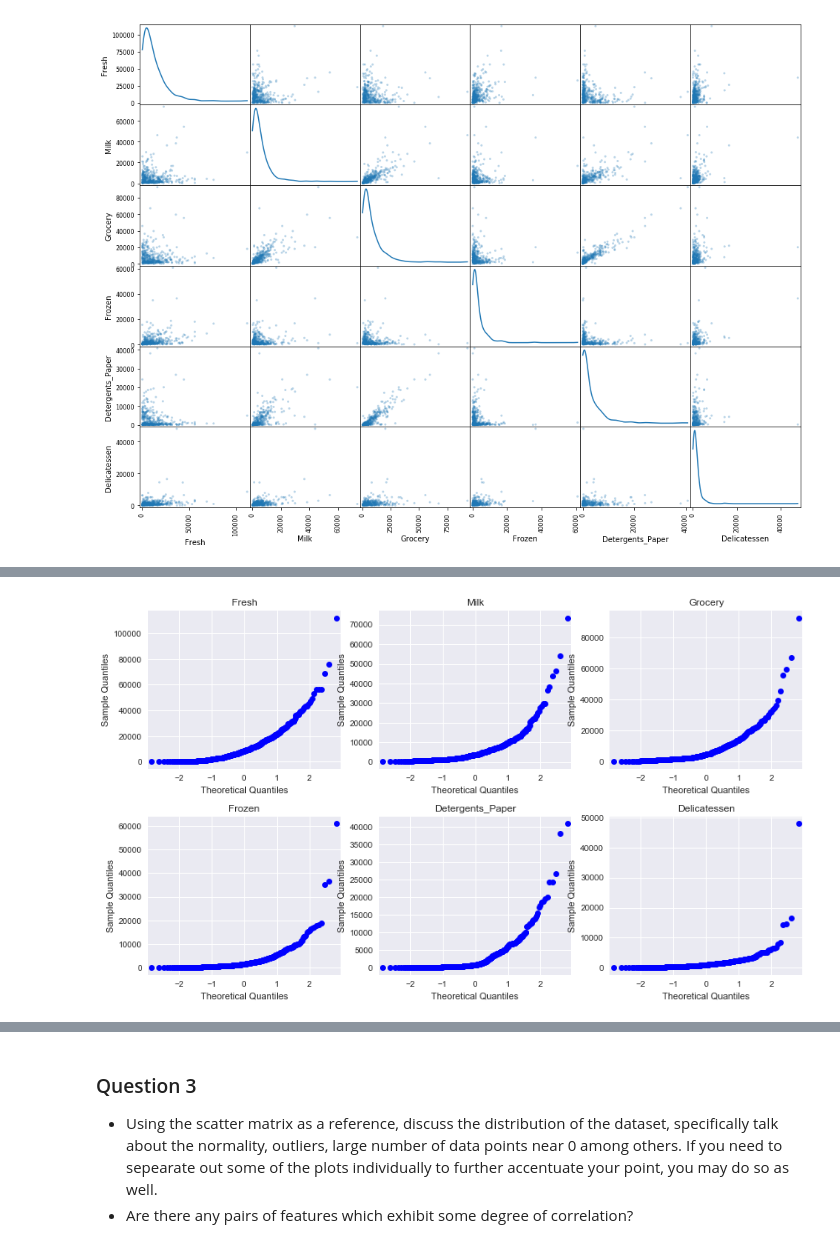
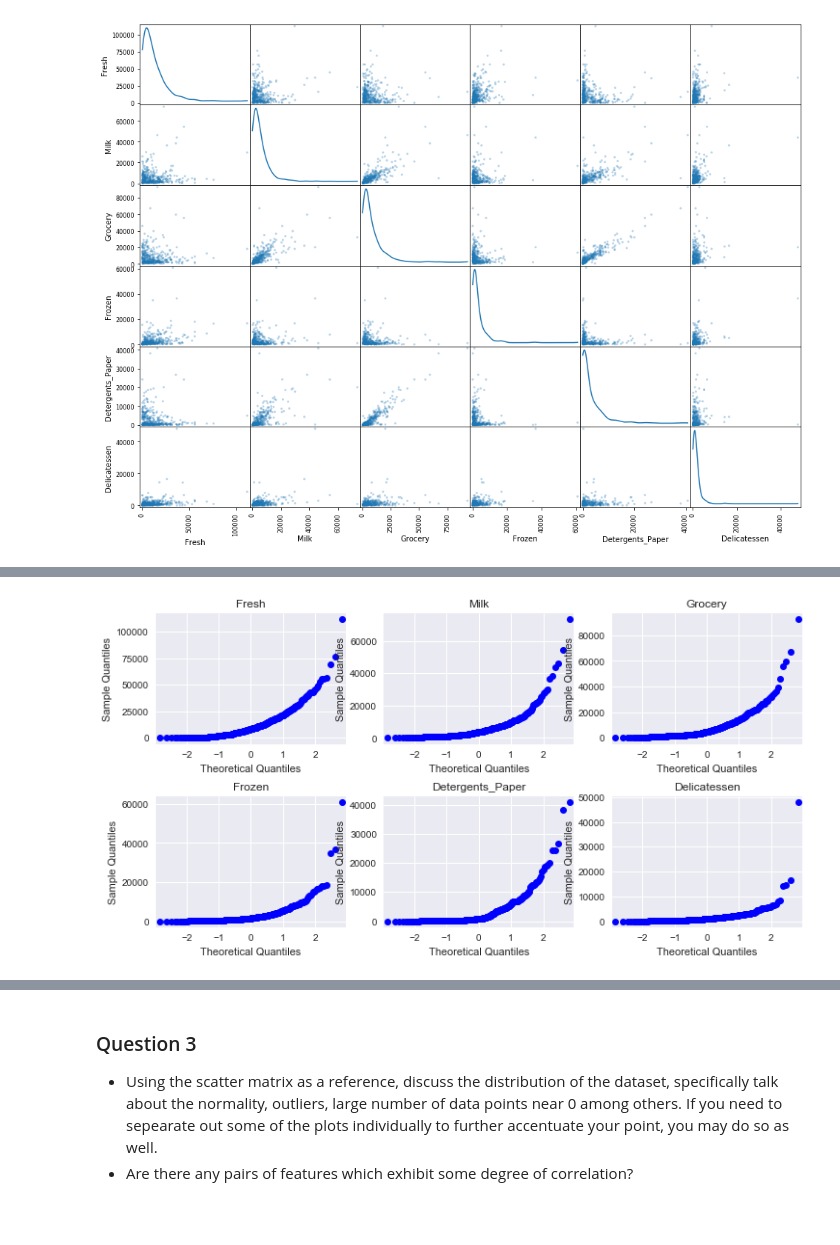
Before and after one commit to huli/mlnd, a Jupyter notebook: customer_segments/customer_segments.ipynb, the cells around one changed output, grey strips where cells are left out. Drawn from its saved outputs; the diff is of its cells as text; code cells hidden in the pictures; blank space fills up the shorter version.

```diff
--- a/customer_segments/customer_segments.ipynb
+++ b/customer_segments/customer_segments.ipynb
@@ -151,20 +151,20 @@ from scipy.stats import shapiro
 
 plt.style.use('seaborn')
 
-fig, axes = plt.subplots(2,3, figsize=(14,8))
+fig, axes = plt.subplots(2,3, figsize=(12,6))
 i = j = 0
 for f in data.columns:
     if i == 3:
         i = 0
         j = 1
-    axes[j][i].hist(data[f])
+    axes[j][i].hist(data[f], alpha=.5)
     axes[j][i].set_title(f)
 
     stats, p = shapiro(data[f])
     statistics = 'Wilk-Stats: %.3f \n p: %.3f' % (stats, p)
 
 
-    axes[j][i].text(0.5, 0.5, statistics, horizontalalignment='center',
+    axes[j][i].text(0.55, 0.5, statistics, horizontalalignment='center',
         verticalalignment='center', transform=axes[j][i].transAxes)
 
     if i % 3 == 0:
@@ -178,18 +178,18 @@ plt.show()
 # %%
 from statsmodels.graphics.gofplots import qqplot
 
 # Plot a qqplot of all the features
-fig, axes = plt.subplots(2,3, figsize=(14,8))
-plt.subplots_adjust(hspace=.3)
+fig, axes = plt.subplots(2,3, figsize=(12,6))
+plt.subplots_adjust(hspace=.4)
 
 i = j = 0
 for f in data.columns:
     if i == 3:
         i = 0
         j = 1
     qqplot(data[f], ax=axes[j][i])
     axes[j][i].set_title(f)
     i = i+1
 plt.show()
 # %% [output]
-[figure, old version]
+[figure, new version]
```
Also changed, not shown: parts of 5 cells of this notebook.
